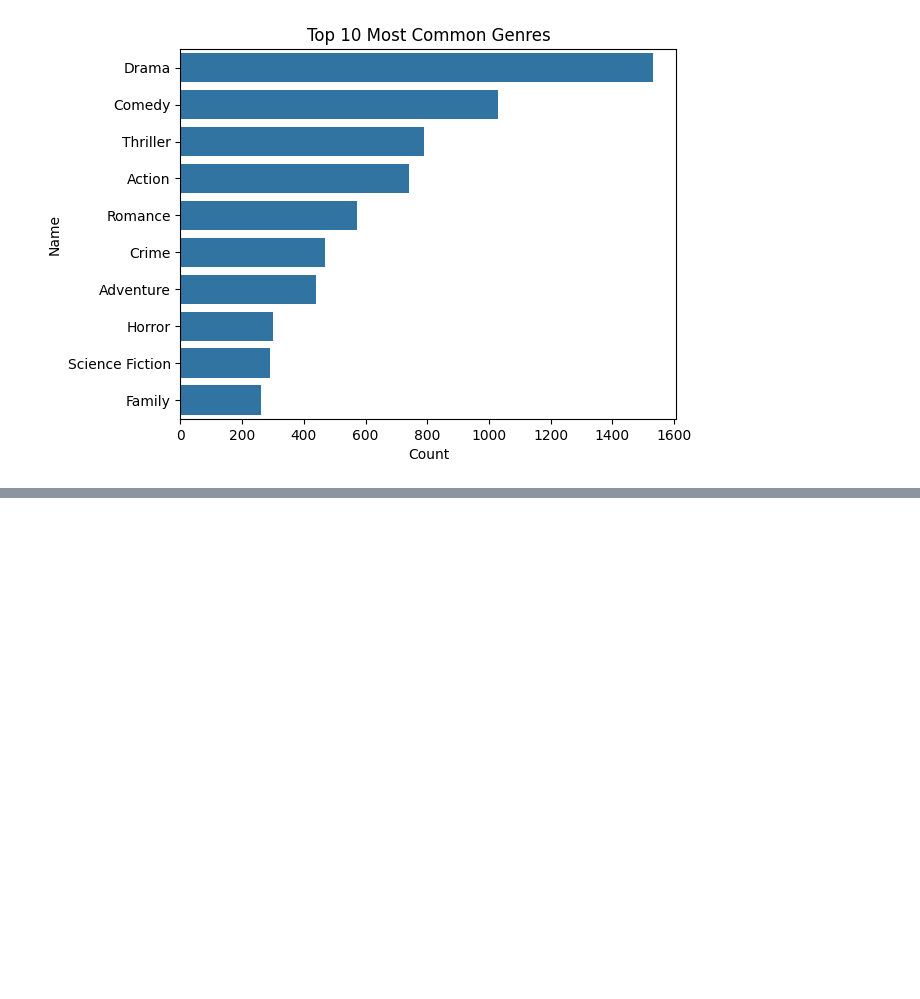
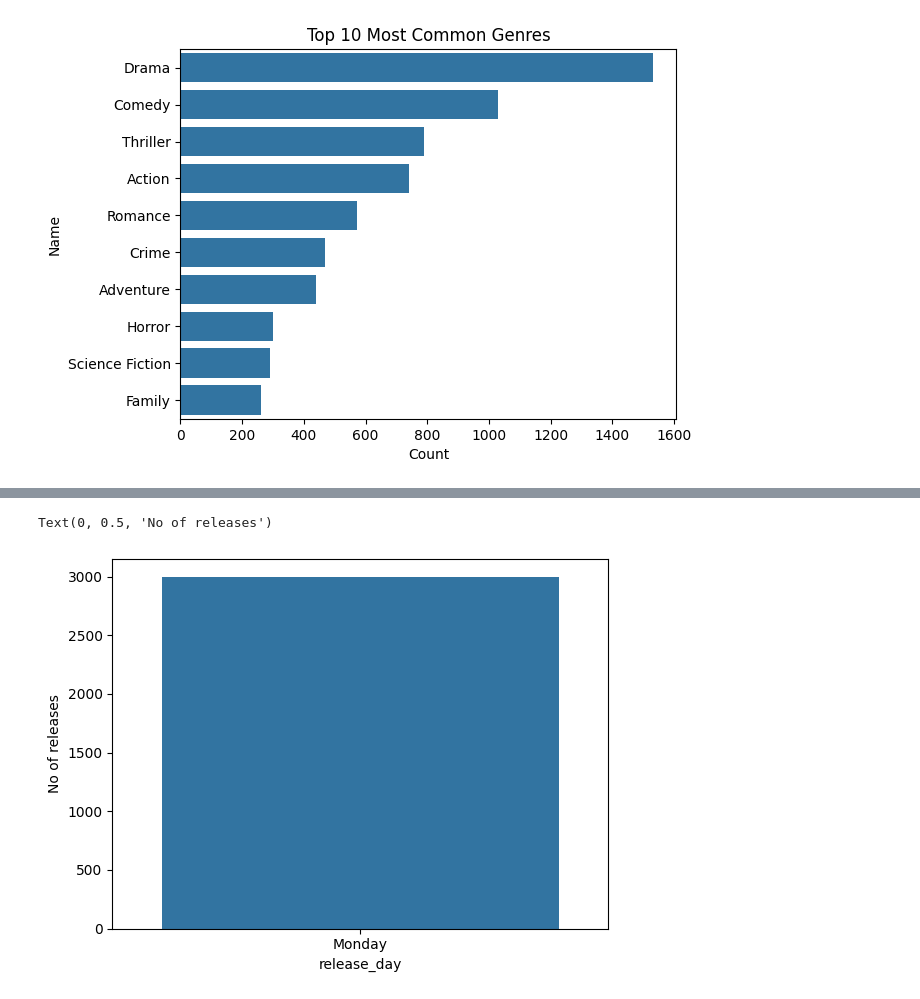
Before and after one commit to samyaknd/movie-revenue-prediction, a Jupyter notebook: movie_revenue_predict.ipynb, the cells around one changed output, grey strips where cells are left out. Cells and saved outputs as stored; diff of their text form; code cells hidden in the pictures; blank space fills up the shorter version.

Commit message:
EDA for date

```diff
--- a/movie_revenue_predict.ipynb
+++ b/movie_revenue_predict.ipynb
@@ -200,0 +241,33 @@ plot_most_common(train, 'genres', 'name', top_n=10)
+# %%
+def date(x):
+    x = str(x)
+    try:
+        year = x.split('/')[2]
+        if int(year) < 19:
+            return x[:-2] + '20' + year
+        else:
+            return x[:-2] + '19' + year
+    except IndexError:
+        return '1/1/1990'
+
+train['release_date']=train['release_date'].fillna('1/1/90').apply(lambda x: date(x))
+test['release_date']=test['release_date'].fillna('1/1/90').apply(lambda x: date(x))
+
+train['release_date']=train['release_date'].apply(lambda x: datetime.strptime(x,'%m/%d/%Y'))
+test['release_date']=test['release_date'].apply(lambda x: datetime.strptime(x,'%m/%d/%Y'))
+
+train['release_day']=train['release_date'].apply(lambda x:x.weekday())
+train['release_month']=train['release_date'].apply(lambda x:x.month)
+train['release_year']=train['release_date'].apply(lambda x:x.year)
+
+test['release_day']=test['release_date'].apply(lambda x:x.weekday())
+test['release_month']=test['release_date'].apply(lambda x:x.month)
+test['release_year']=test['release_date'].apply(lambda x:x.year)
+
+day=train['release_day'].value_counts().sort_index()
+sns.barplot(x=day.index,y=day)
+plt.gca().set_xticklabels(["Monday","Tuesday","Wednesday","Thursday","Friday","Saturday","Sunday"],rotation='vertical')
+plt.ylabel('No of releases')
+# %% [output]
+Text(0, 0.5, 'No of releases')
+[figure, added]
```
Also changed, not shown: parts of 7 cells of this notebook.
